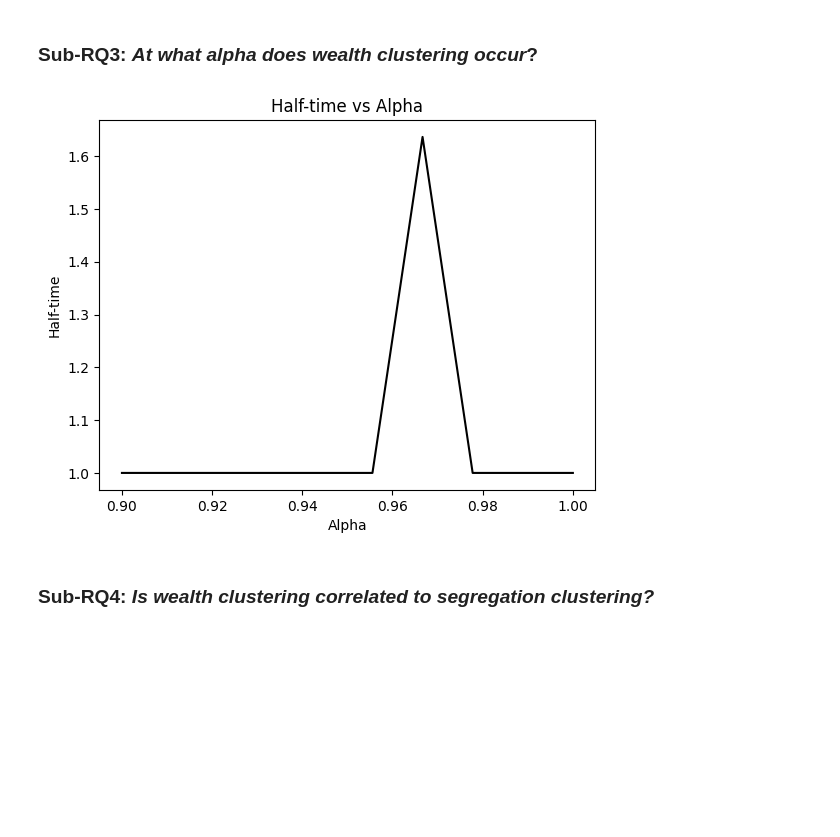
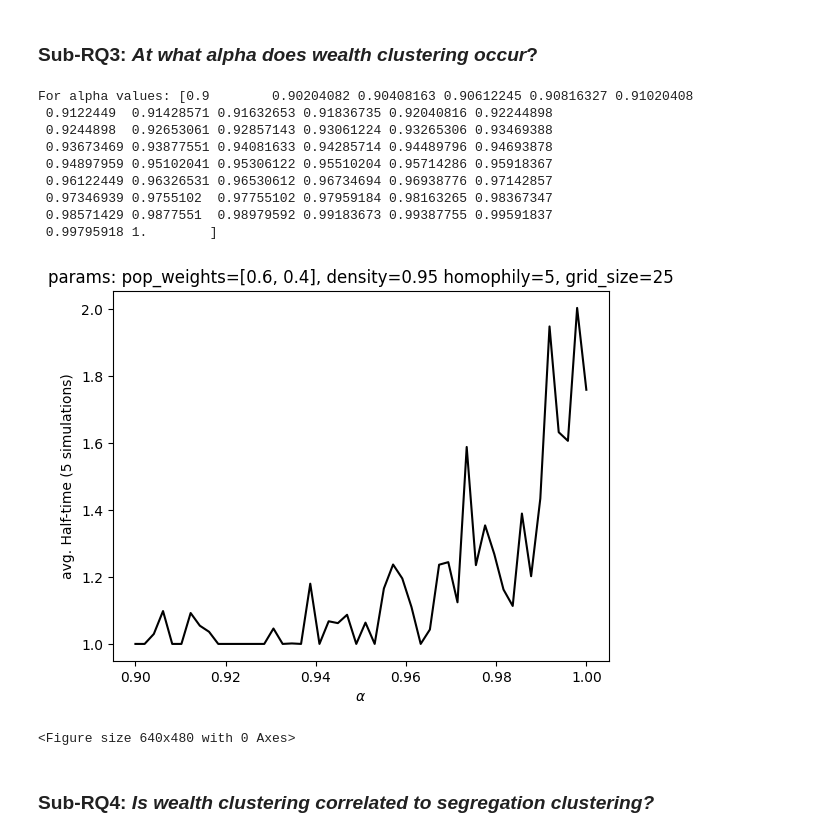
Before and after one commit to aM0NKE/ComplexSystemSimulation, a Jupyter notebook: mesa-schelling/analysis/final_analysisV2.ipynb, the cells around one changed output. Drawn from its saved outputs; the diff is of its cells as text; code cells hidden in the pictures; blank space fills up the shorter version.

```diff
--- a/mesa-schelling/analysis/final_analysisV2.ipynb
+++ b/mesa-schelling/analysis/final_analysisV2.ipynb
@@ -469,23 +523,56 @@ def LogarithmicFunc(x, a, b):
     return a * np.log(x) + b
 # %% [markdown]
 ### Sub-RQ3: *At what **alpha** does wealth clustering occur*?
-# %%
-alpha_values = np.linspace(0.9, 1, 10)
-half_time_list = []
-for alpha in tqdm(alpha_values):
-    model = Schelling(size=20, density=0.97, fixed_areas_pc=0.0, pop_weights=(0.6,0.4), homophily=6, cluster_threshold=4, alpha=alpha, stopping_threshold=5, stats=True, server=False)
-    for i in range(100):
-        model.step()
-    half_time = model.half_time
-    half_time_list.append(half_time)
-
-plt.plot(alpha_values, half_time_list, 'k-')
-plt.title('Half-time vs Alpha')
-plt.xlabel('Alpha')
-plt.ylabel('Half-time')
-plt.show()
-# %% [output]
-[figure, removed]
+# %%
+num_runs = 5  # Number of model runs
+
+# Define model parameters
+size = 25
+density = 0.95
+homophily = 5
+fixed_areas_pc = 0.0
+population_sizes = [0.6, 0.4] # Add extra weights for more agent types (up to 10)
+cluster_threshold = 4
+stopping_threshold=5
+stats = True
+server=False
+
+alpha_values = np.linspace(0.9, 1, 50)
+print(f'For alpha values: {alpha_values}')
+
+half_time_list = []
+for alpha in tqdm(alpha_values):
+    alpha_half_time = []
+
+    for _ in range(num_runs):
+        model = Schelling(size, density, fixed_areas_pc, population_sizes, homophily, cluster_threshold, alpha, stopping_threshold, stats, server)
+        for i in range(100):
+            model.step()
+
+        half_time = model.half_time
+        alpha_half_time.append(half_time)
+
+    average_half_time = np.mean(alpha_half_time)
+    half_time_list.append(average_half_time)
+
+plt.plot(alpha_values, half_time_list, 'k-')
+plt.title(f'params: pop_weights={population_sizes}, density={density} homophily={homophily}, grid_size={size}')
+plt.xlabel(r"$\alpha$")
+plt.ylabel(f'avg. Half-time ({num_runs} simulations)')
+plt.show()
+plt.savefig('RQ3_HalfTime_vs_Alpha.png')
+# %% [output]
+For alpha values: [0.9        0.90204082 0.90408163 0.90612245 0.90816327 0.91020408
+ 0.9122449  0.91428571 0.91632653 0.91836735 0.92040816 0.92244898
+ 0.9244898  0.92653061 0.92857143 0.93061224 0.93265306 0.93469388
+ 0.93673469 0.93877551 0.94081633 0.94285714 0.94489796 0.94693878
+ 0.94897959 0.95102041 0.95306122 0.95510204 0.95714286 0.95918367
+ 0.96122449 0.96326531 0.96530612 0.96734694 0.96938776 0.97142857
+ 0.97346939 0.9755102  0.97755102 0.97959184 0.98163265 0.98367347
+ 0.98571429 0.9877551  0.98979592 0.99183673 0.99387755 0.99591837
+ 0.99795918 1.        ]
+[figure, added]
+<Figure size 640x480 with 0 Axes>
 # %% [markdown]
 ### Sub-RQ4: *Is wealth clustering correlated to segregation clustering?*
 # %%
```
Also changed, not shown: parts of 18 cells of this notebook, 17 other files.
